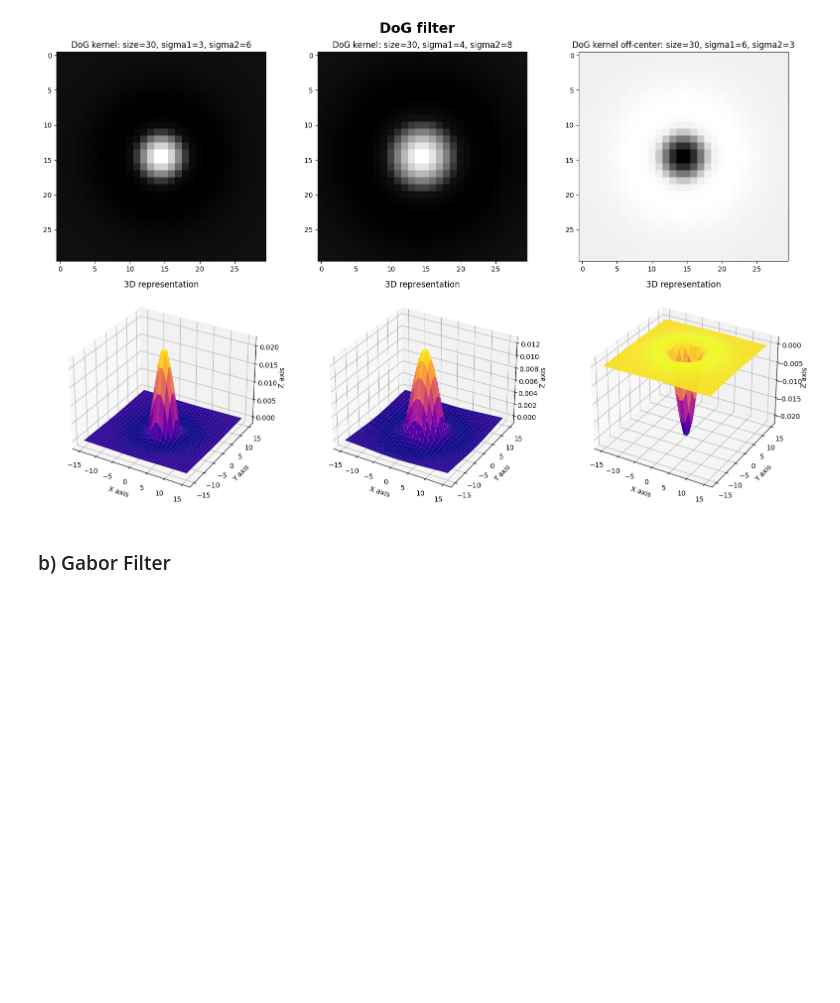
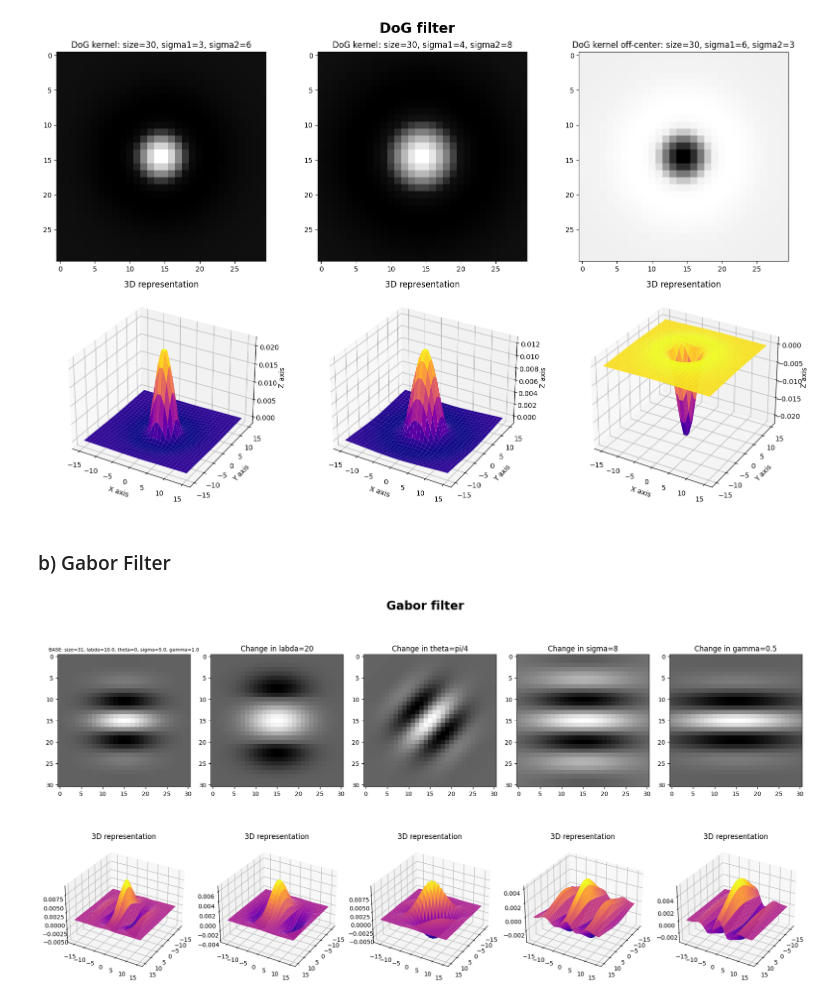
Before and after one commit to Amir-Entezari/neuroscience-convolutional-spiking-neural-network, a Jupyter notebook: notebooks/part1.ipynb, the cells around one changed output. Cells and saved outputs as stored; diff of their text form; code cells hidden in the pictures; blank space fills up the shorter version.

Commit message:
feat(experiment): write an experiment to plot different versions and parameters of Gabor filter in 2D and 3D

```diff
--- a/notebooks/part1.ipynb
+++ b/notebooks/part1.ipynb
@@ -50,3 +51,60 @@ plt.show()
 [figure]
 # %% [markdown]
 ### b) Gabor Filter
+# %%
+# Create Gabor Filter
+# gabor_kernel = GaborFilter(size=15, labda=7.0, theta=np.pi/6, sigma=4.0, gamma=0.4, zero_mean=True, one_sum=True).unsqueeze(0).unsqueeze(0)
+gabor_kernel_base = GaborFilter(size=31, labda=10.0, theta=0, sigma=5.0, gamma=1.0, zero_mean=True, one_sum=True)
+gabor_kernel_labda = GaborFilter(size=31, labda=20.0, theta=0, sigma=5.0, gamma=1.0, zero_mean=True, one_sum=True)
+gabor_kernel_theta = GaborFilter(size=31, labda=10.0, theta=torch.pi / 4, sigma=5.0, gamma=1.0, zero_mean=True, one_sum=True)
+gabor_kernel_sigma = GaborFilter(size=31, labda=10.0, theta=0, sigma=8.0, gamma=1.0, zero_mean=True, one_sum=True)
+gabor_kernel_gamma = GaborFilter(size=31, labda=10.0, theta=0, sigma=5.0, gamma=0.5, zero_mean=True, one_sum=True)
+# %%
+fig = plt.figure(figsize=(18, 10))
+
+ax1 = fig.add_subplot(2, 5, 1)
+ax1.imshow(gabor_kernel_base, cmap='gray')
+ax1.set_title(f"BASE: size=31, labda=10.0, theta=0, sigma=5.0, gamma=1.0", fontsize=8)
+
+ax2 = fig.add_subplot(2, 5, 2)
+ax2.imshow(gabor_kernel_labda, cmap='gray')
+ax2.set_title(f"Change in labda=20")
+
+ax3 = fig.add_subplot(2, 5, 3)
+ax3.imshow(gabor_kernel_theta, cmap='gray')
+ax3.set_title(f"Change in theta=pi/4")
+
+ax4 = fig.add_subplot(2, 5, 4)
+ax4.imshow(gabor_kernel_sigma, cmap='gray')
+ax4.set_title(f"Change in sigma=8")
+
+ax5 = fig.add_subplot(2, 5, 5)
+ax5.imshow(gabor_kernel_gamma, cmap='gray')
+ax5.set_title(f"Change in gamma=0.5")
+
+ax6 = fig.add_subplot(2, 5, 6, projection='3d', elev=30, azim=30)
+plot_kernel_3d(ax=ax6, kernel=gabor_kernel_base, cmap='plasma', ax_label=False)
+ax6.set_title(f"3D representation")
+
+ax7 = fig.add_subplot(2, 5, 7, projection='3d', elev=30, azim=30)
+plot_kernel_3d(ax=ax7, kernel=gabor_kernel_labda, cmap='plasma', ax_label=False)
+ax7.set_title(f"3D representation")
+
+ax8 = fig.add_subplot(2, 5, 8, projection='3d', elev=30, azim=30)
+plot_kernel_3d(ax=ax8, kernel=gabor_kernel_theta, cmap='plasma', ax_label=False)
+ax8.set_title(f"3D representation")
+
+ax9 = fig.add_subplot(2, 5, 9, projection='3d', elev=30, azim=30)
+plot_kernel_3d(ax=ax9, kernel=gabor_kernel_sigma, cmap='plasma', ax_label=False)
+ax9.set_title(f"3D representation")
+
+ax10 = fig.add_subplot(2, 5, 10, projection='3d', elev=30, azim=30)
+plot_kernel_3d(ax=ax10, kernel=gabor_kernel_gamma, cmap='plasma', ax_label=False)
+ax10.set_title(f"3D representation")
+
+fig.suptitle("Gabor filter", fontsize=20, fontweight='bold')
+plt.tight_layout()
+plt.savefig("../report/plots/part1-Gabor-Kernel.pdf")
+plt.show()
+# %% [output]
+[figure, added]
```
Also changed, not shown: parts of 1 cell of this notebook.
